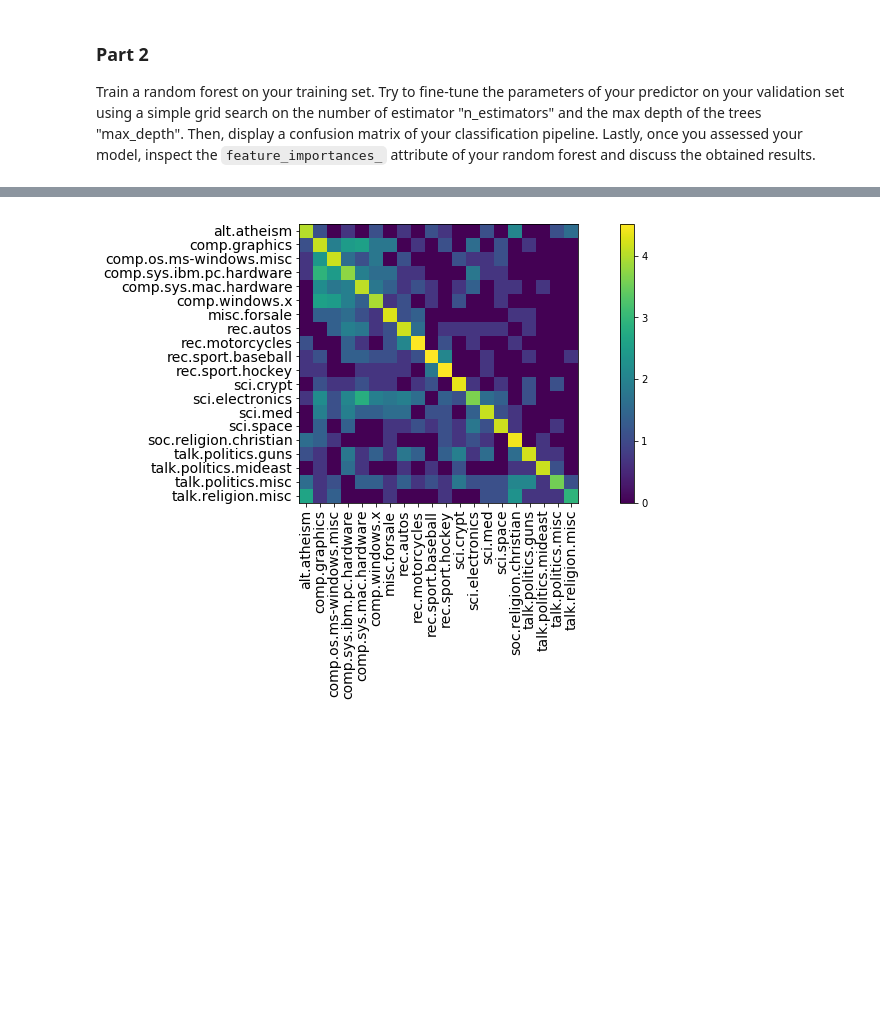
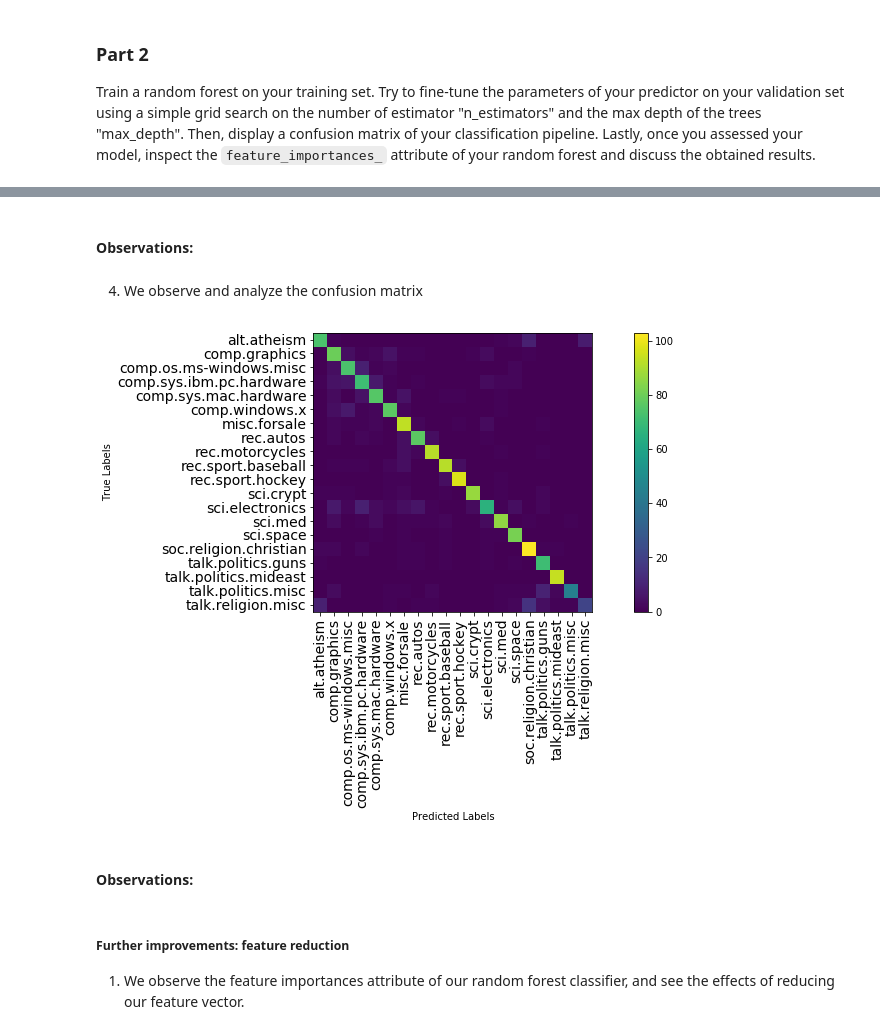
Before and after one commit to justcho5/ADA, a Jupyter notebook: 04 - Applied ML/Homework04.ipynb, the cells around one changed output, grey strips where cells are left out. Cells and saved outputs as stored; diff of their text form; code cells hidden in the pictures; blank space fills up the shorter version.

```diff
--- a/04 - Applied ML/Homework04.ipynb
+++ b/04 - Applied ML/Homework04.ipynb
@@ -622,0 +664,12 @@ from sklearn.model_selection import ParameterGrid
+# %%
+# Create a random forest classifier using the default parameters: n_estimators = 10, max_depth = None
+rfc = RandomForestClassifier()
+
+# Train on the union of train and valid set
+rfc.fit(X_train_counts,train.Label)
+
+# Predict on test set
+predicted = rfc.predict(X_test_counts)
+print("Default Random Forest Classifier Evaluation")
+print(classification_report(test.Label, predicted))
+print("Accuracy = ", accuracy_score(test.Label, predicted))
@@ -623,7 +707,7 @@ from sklearn.model_selection import ParameterGrid
 # %%
 # Values of parameters to test
-params_grid = {"n_estimators" : [10],
-              "max_depth" : [None]}
+params_grid = {"n_estimators" : [10, 25, 50, 60, 70],
+              "max_depth" : [20, 40, 60, None]}
 
 # Initialize classifier and varibles to store the results
 rfc = RandomForestClassifier()
@@ -659,10 +758,11 @@ import matplotlib.pyplot as plt
 rfc = RandomForestClassifier(**best_params)
 
 # Train on the union of train and valid set
-rfc.fit(vstack([X_train_counts, X_valid_counts]),
-        pd.concat([train.Label, valid.Label]))
+rfc.fit(X_train_counts,train.Label)
 
 # Predict on test set
 predicted = rfc.predict(X_test_counts)
-accuracy_score(test.Label, predicted)
+print("Default Random Forest Classifier Evaluation")
+print(classification_report(test.Label, predicted))
+print("Accuracy = ", accuracy_score(test.Label, predicted))
 # %% [output]
@@ -670,14 +786,25 @@ accuracy_score(test.Label, predicted)
+# %% [markdown]
+#### Observations:
+# %% [markdown]
+4. We observe and analyze the confusion matrix
 # %%
 # Plot confusion matrix
 cm = confusion_matrix(test.Label, predicted)
-ax = plt.matshow(np.log(cm+1))
+ax = plt.matshow(cm)
 plt.gcf().set_size_inches((15,5))
+plt.xlabel('Predicted Labels')
+plt.ylabel('True Labels')
 plt.xticks(range(20), twenty_news.target_names, rotation=90, fontsize=14)
 plt.yticks(range(20), twenty_news.target_names, fontsize=14)
 plt.gca().xaxis.set_ticks_position('bottom')
 _=plt.colorbar()
 # %% [output]
-[figure, old version]
+[figure, new version]
+# %% [markdown]
+#### Observations:
+# %% [markdown]
+##### Further improvements: feature reduction
+1. We observe the feature importances attribute of our random forest classifier, and see the effects of reducing our feature vector.
 # %%
 # Investigate feature importance
 index = np.argsort(rfc.feature_importances_)[::-1]
```
Also changed, not shown: parts of 34 cells of this notebook.
